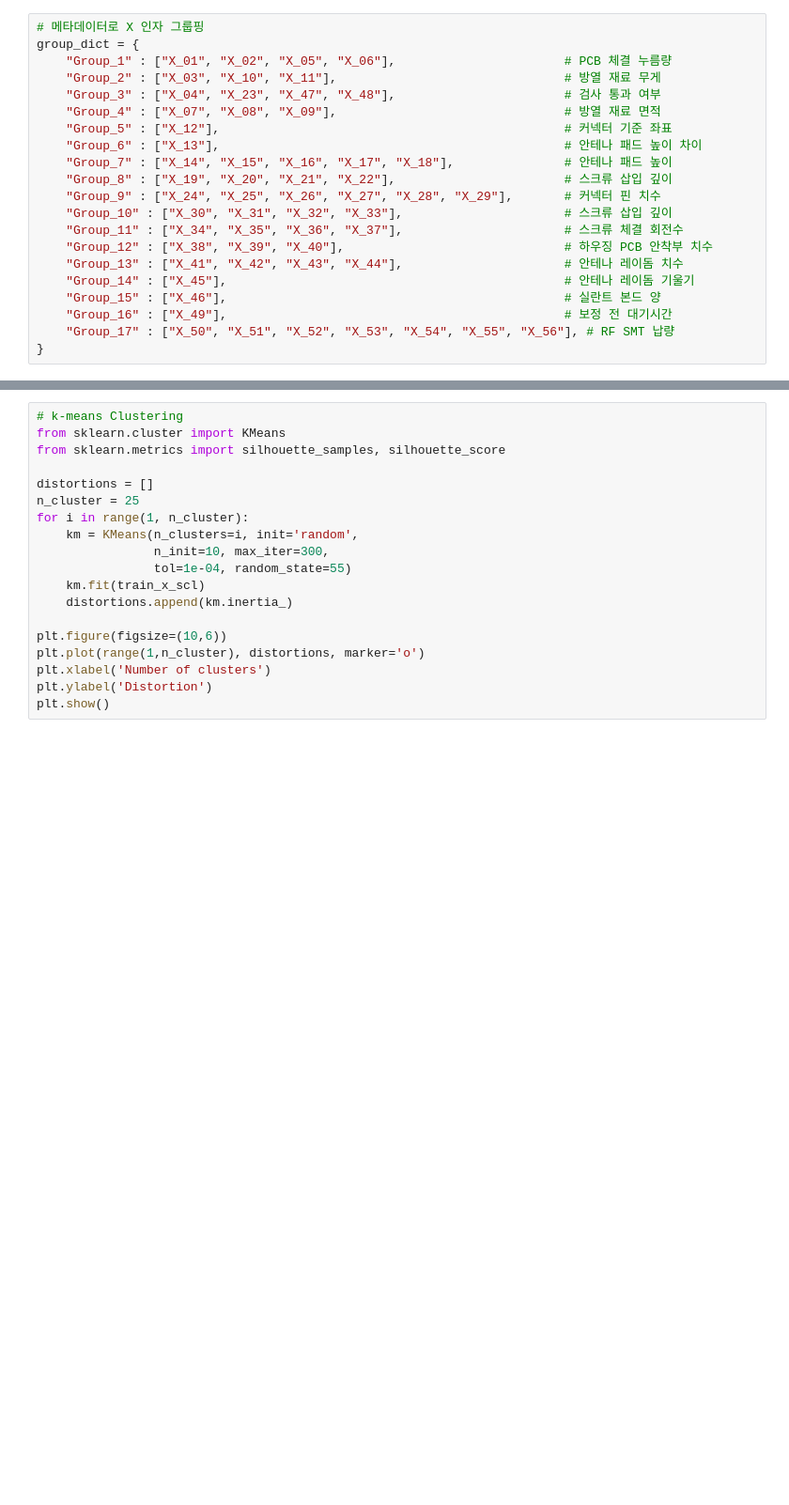
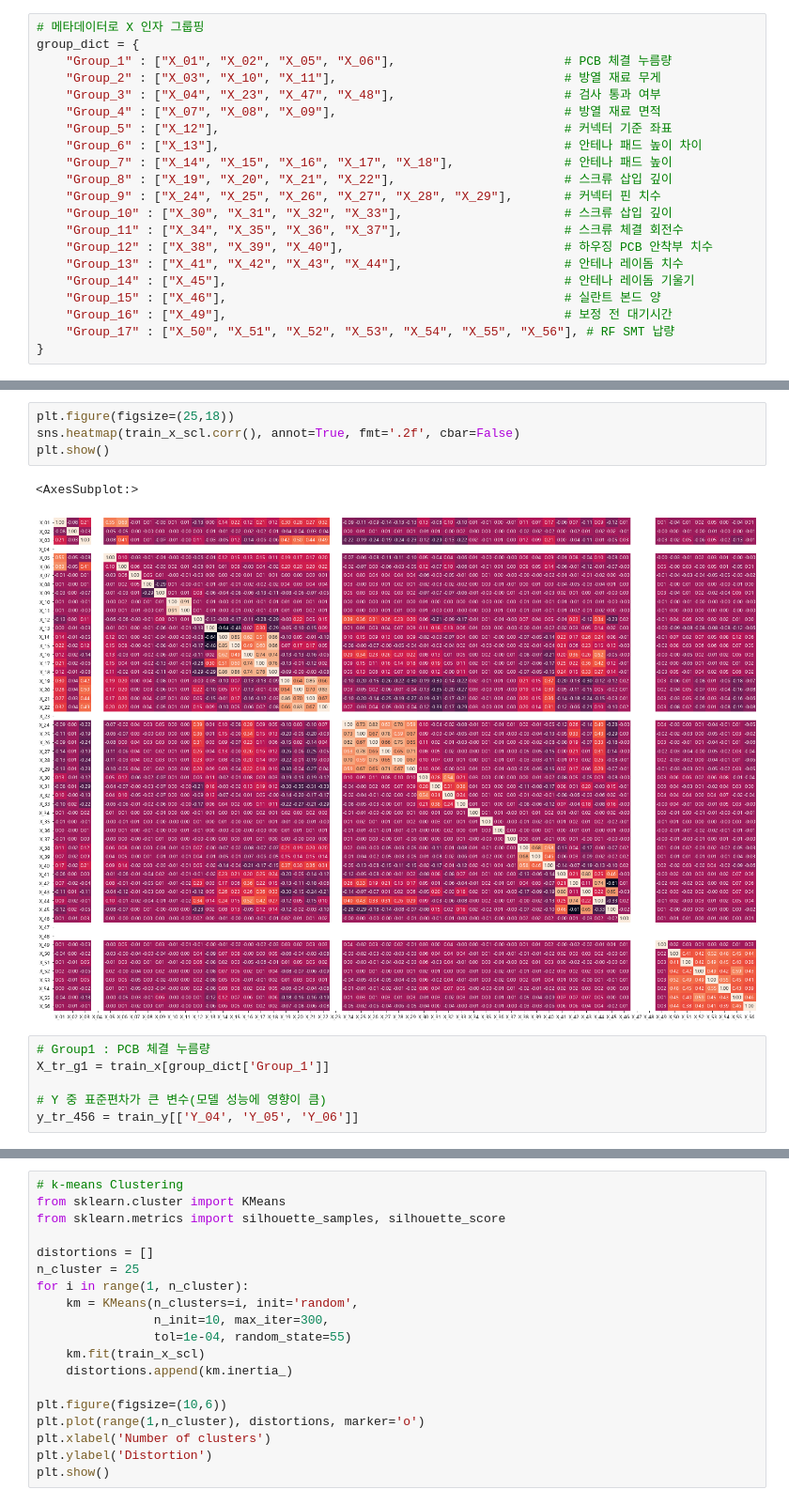
Before and after one commit to Hyunseo-BA/Dacon, a Jupyter notebook: Check_data.ipynb, the cells around one changed output, grey strips where cells are left out. Shown at 94% size. Drawn from its saved outputs; the diff is of its cells as text; blank space fills up the shorter version.

```diff
--- a/Check_data.ipynb
+++ b/Check_data.ipynb
@@ -106,0 +172,13 @@ train_x_scl
+# %%
+plt.figure(figsize=(25,18))
+sns.heatmap(train_x_scl.corr(), annot=True, fmt='.2f', cbar=False)
+plt.show()
+# %% [output]
+<AxesSubplot:>
+[figure, added]
+# %%
+# Group1 : PCB 체결 누름량
+X_tr_g1 = train_x[group_dict['Group_1']]
+
+# Y 중 표준편차가 큰 변수(모델 성능에 영향이 큼)
+y_tr_456 = train_y[['Y_04', 'Y_05', 'Y_06']]
```
Also changed, not shown: parts of 45 cells of this notebook, 3 other files.
